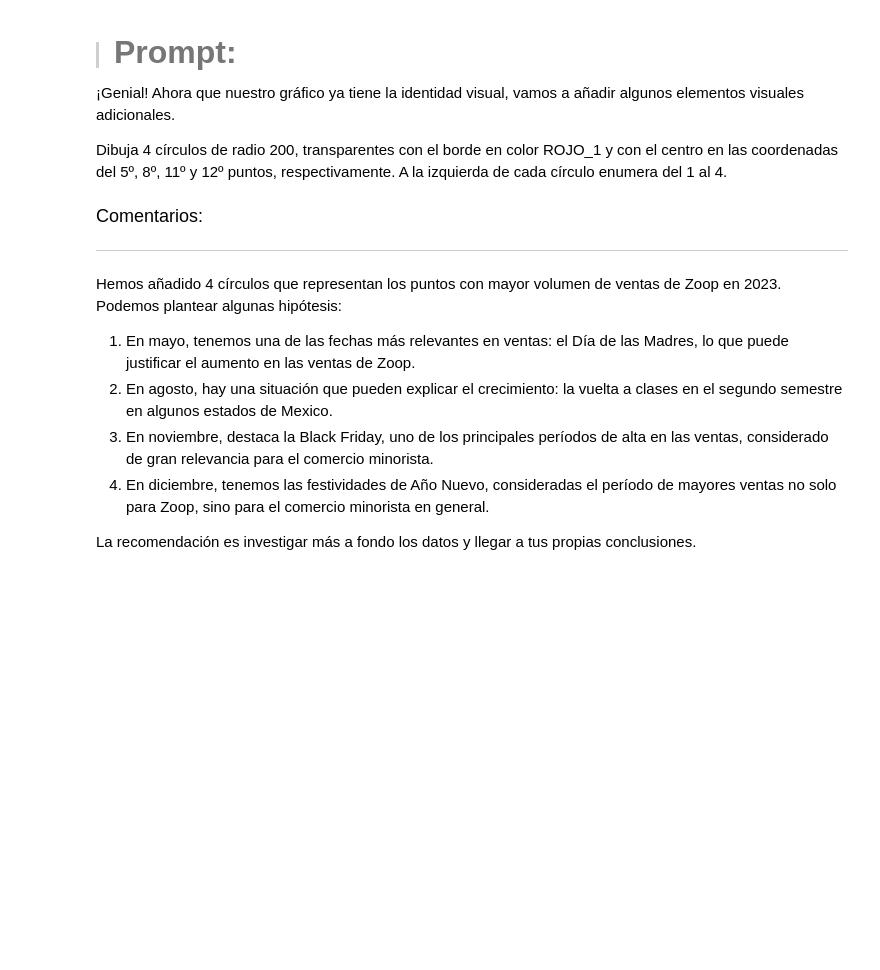
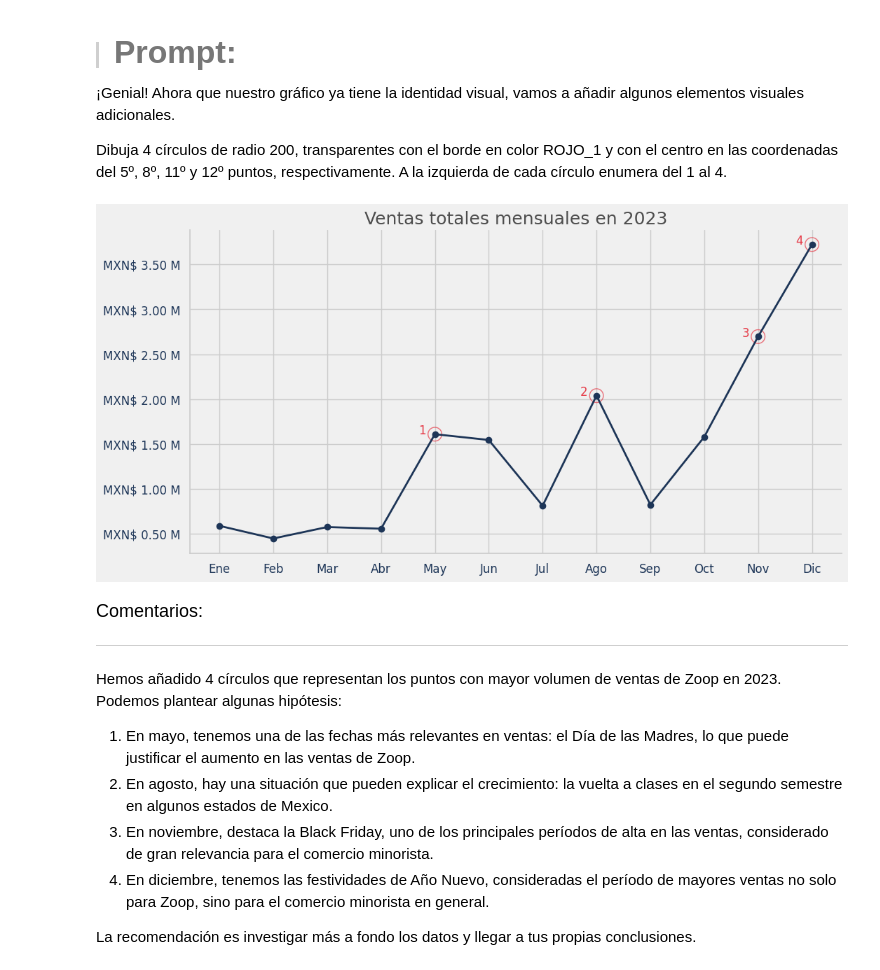
Before and after one commit to gloriagutierrez2025/IA-aplicada-a-la-ciencia-de-datos, a Jupyter notebook: IA_aplicada_a_ciencia_de_datos.ipynb, the cells around one changed output. Cells and saved outputs as stored; diff of their text form; code cells hidden in the pictures; blank space fills up the shorter version.

```diff
--- a/IA_aplicada_a_ciencia_de_datos.ipynb
+++ b/IA_aplicada_a_ciencia_de_datos.ipynb
@@ -1297,6 +1405,57 @@ Utiliza las bibliotecas de visualización de datos de Python para crear esta vis
 ¡Genial! Ahora que nuestro gráfico ya tiene la identidad visual, vamos a añadir algunos elementos visuales adicionales.
 
 Dibuja 4 círculos de radio 200, transparentes con el borde en color ROJO_1 y con el centro en las coordenadas del 5º, 8º, 11º y 12º puntos, respectivamente. A la izquierda de cada círculo enumera del 1 al 4.
+# %%
+# Asegúrate de que la columna 'fecha' esté en formato datetime
+df['fecha'] = pd.to_datetime(df['fecha'])
+
+# Calcular la facturación
+df['facturacion'] = df['precio_unitario'] * df['cantidad'] + df['envio']
+
+# Crear una columna 'mes' con el nombre del mes
+df['mes'] = df['fecha'].dt.strftime('%B')
+
+# Agrupar por mes y calcular la facturación total
+ventas_mensuales = df.groupby('mes')['facturacion'].sum().reindex(meses.keys())
+
+# Crear la figura y los ejes con fondo de color GRIS_1
+fig, ax = plt.subplots(figsize=(12, 6))
+fig.patch.set_facecolor(GRIS_1)  # GRIS_1
+ax.set_facecolor(GRIS_1)  # GRIS_1
+
+# Crear el gráfico de líneas
+ax.plot(ventas_mensuales.index, ventas_mensuales, marker='o', color=AZUL_1, linewidth=2)  # AZUL_1
+
+# Configurar el título
+ax.set_title('Ventas totales mensuales en 2023', fontsize=18, color=GRIS_5)  # GRIS_5
+
+# Configurar etiquetas del eje x
+ax.set_xticks(ventas_mensuales.index)
+ax.set_xticklabels(ventas_mensuales.index, fontsize=12, color=AZUL_1)  # AZUL_1
+
+# Configurar etiquetas del eje y
+ax.set_ylabel('')
+ax.set_yticklabels([f'MXN$ {x/1e6 :,.2f} M' for x in ax.get_yticks()], fontsize=12, color=AZUL_1)  # AZUL_1
+
+# Suprimir etiquetas del eje x
+ax.set_xlabel('')
+
+# Configuraciones adicionales
+plt.xticks(ventas_mensuales.index, [meses[mes] for mes in ventas_mensuales.index], fontsize=12, color=AZUL_1)
+
+# Suprimir bordes superior y derecho
+ax.spines['top'].set_visible(False)
+ax.spines['right'].set_visible(False)
+
+# Añadir círculos numerados
+for i, point in enumerate([(4, ventas_mensuales.iloc[4]), (7, ventas_mensuales.iloc[7]), (10, ventas_mensuales.iloc[10]), (11, ventas_mensuales.iloc[11])], start=1):
+    plt.scatter(point[0], point[1], s=200, color='none', edgecolors=ROJO_1, alpha=0.7)
+    plt.text(point[0] - 0.3, point[1] + 0.1, str(i), fontsize=12, color=ROJO_1)
+
+# Mostrar el gráfico
+plt.show()
+# %% [output]
+[figure, added]
 # %% [markdown]
 <font color="7b71ff" size=4> Comentarios: </font>
 
```
Also changed, not shown: parts of 3 cells of this notebook.
